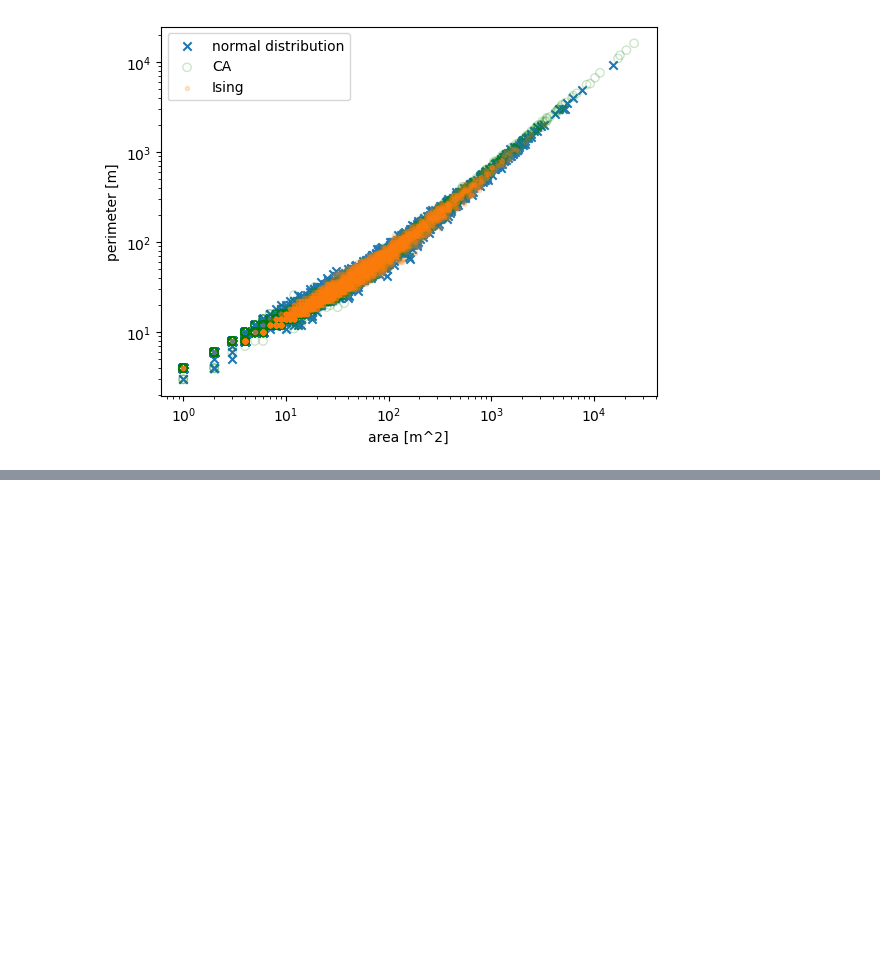
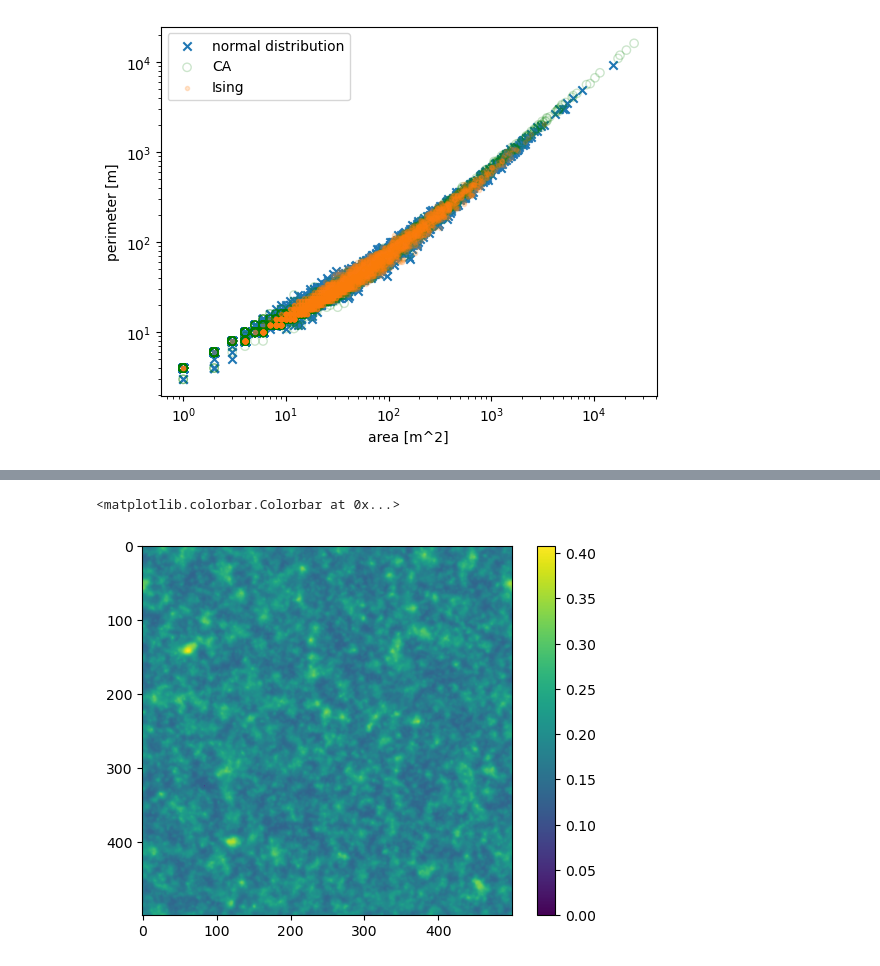
Before and after one commit to PaulHosek/ComplexSystemSimulation, a Jupyter notebook: model_example.ipynb, the cells around one changed output, grey strips where cells are left out. Cells and saved outputs as stored; diff of their text form; code cells hidden in the pictures; blank space fills up the shorter version.

```diff
--- a/model_example.ipynb
+++ b/model_example.ipynb
@@ -225,0 +273,9 @@ Text(0, 0.5, 'perimeter [m]')
+# %%
+import numpy as np
+import matplotlib.pyplot as plt
+
+plt.imshow(np.load(f"experiments/{experiment_name}/ice/_i=0.npy"))
+plt.colorbar()
+# %% [output]
+<matplotlib.colorbar.Colorbar at 0x...>
+[figure, added]
```
Also changed, not shown: parts of 9 cells of this notebook, 5 other files.
